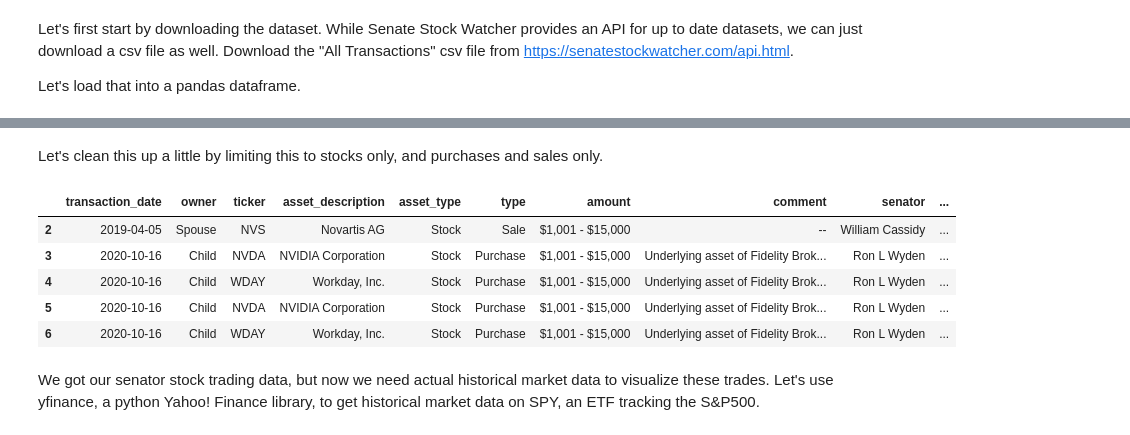
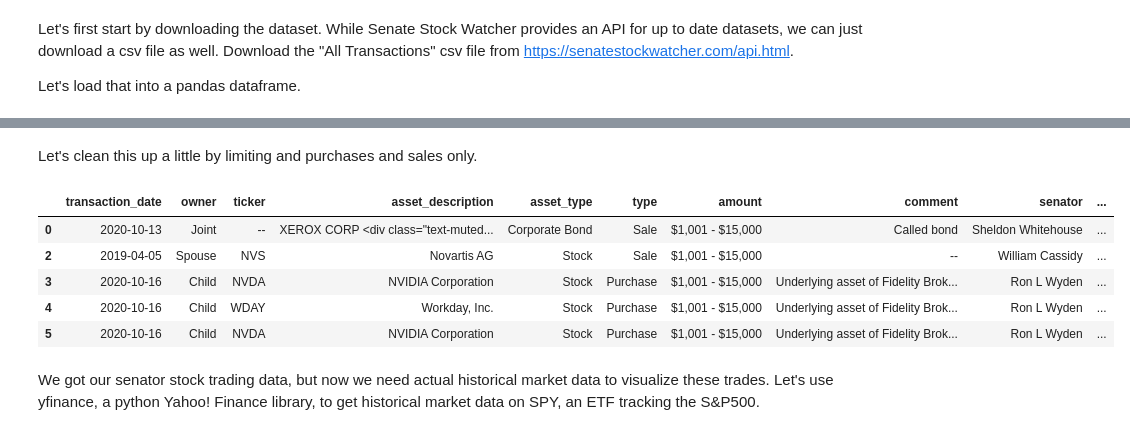
Before and after one commit to prcao/insider-trading, a Jupyter notebook: final.ipynb, the cells around one changed output, grey strips where cells are left out. Saved outputs shown, nothing was run; the diff lists cells and outputs as text; code cells hidden in the pictures.

```diff
--- a/final.ipynb
+++ b/final.ipynb
@@ -29,26 +29,24 @@ df.head()
 | 3 | 10/16/2020 | Child | NVDA | NVIDIA Corporation | Stock | Purchase | $1,001 - $15,000 | Underlying asset of Fidelity Brok... | Ron L Wyden | ... |
 | 4 | 10/16/2020 | Child | WDAY | Workday, Inc. | Stock | Purchase | $1,001 - $15,000 | Underlying asset of Fidelity Brok... | Ron L Wyden | ... |
 # %% [markdown]
-Let's clean this up a little by limiting this to stocks only, and purchases and sales only.
+Let's clean this up a little by limiting and purchases and sales only.
 # %%
-df = df[df['asset_type'] == 'Stock']
-
 # Turn transaction_date from string into datetime
 df['transaction_date'] = pd.to_datetime(df['transaction_date'])
 
 # Remove (Full) and (Partial) after Sale type
 df['type'] = df['type'].apply(lambda x: x.split()[0])
 
 # Limit to only purchases and sales
 df = df[(df['type'] == 'Purchase') | (df['type'] == 'Sale')]
 df.head()
 # %% [output]
 |  | transaction_date | owner | ticker | asset_description | asset_type | type | amount | comment | senator | ... |
+| 0 | 2020-10-13 | Joint | -- | XEROX CORP <div class="text-muted... | Corporate Bond | Sale | $1,001 - $15,000 | Called bond | Sheldon Whitehouse | ... |
 | 2 | 2019-04-05 | Spouse | NVS | Novartis AG | Stock | Sale | $1,001 - $15,000 | -- | William Cassidy | ... |
 | 3 | 2020-10-16 | Child | NVDA | NVIDIA Corporation | Stock | Purchase | $1,001 - $15,000 | Underlying asset of Fidelity Brok... | Ron L Wyden | ... |
 | 4 | 2020-10-16 | Child | WDAY | Workday, Inc. | Stock | Purchase | $1,001 - $15,000 | Underlying asset of Fidelity Brok... | Ron L Wyden | ... |
 | 5 | 2020-10-16 | Child | NVDA | NVIDIA Corporation | Stock | Purchase | $1,001 - $15,000 | Underlying asset of Fidelity Brok... | Ron L Wyden | ... |
-| 6 | 2020-10-16 | Child | WDAY | Workday, Inc. | Stock | Purchase | $1,001 - $15,000 | Underlying asset of Fidelity Brok... | Ron L Wyden | ... |
 # %% [markdown]
 We got our senator stock trading data, but now we need actual historical market data to visualize these trades. Let's use yfinance, a python Yahoo! Finance library, to get historical market data on SPY, an ETF tracking the S&P500.
 # %%
```
Also changed, not shown: parts of 10 cells of this notebook.
